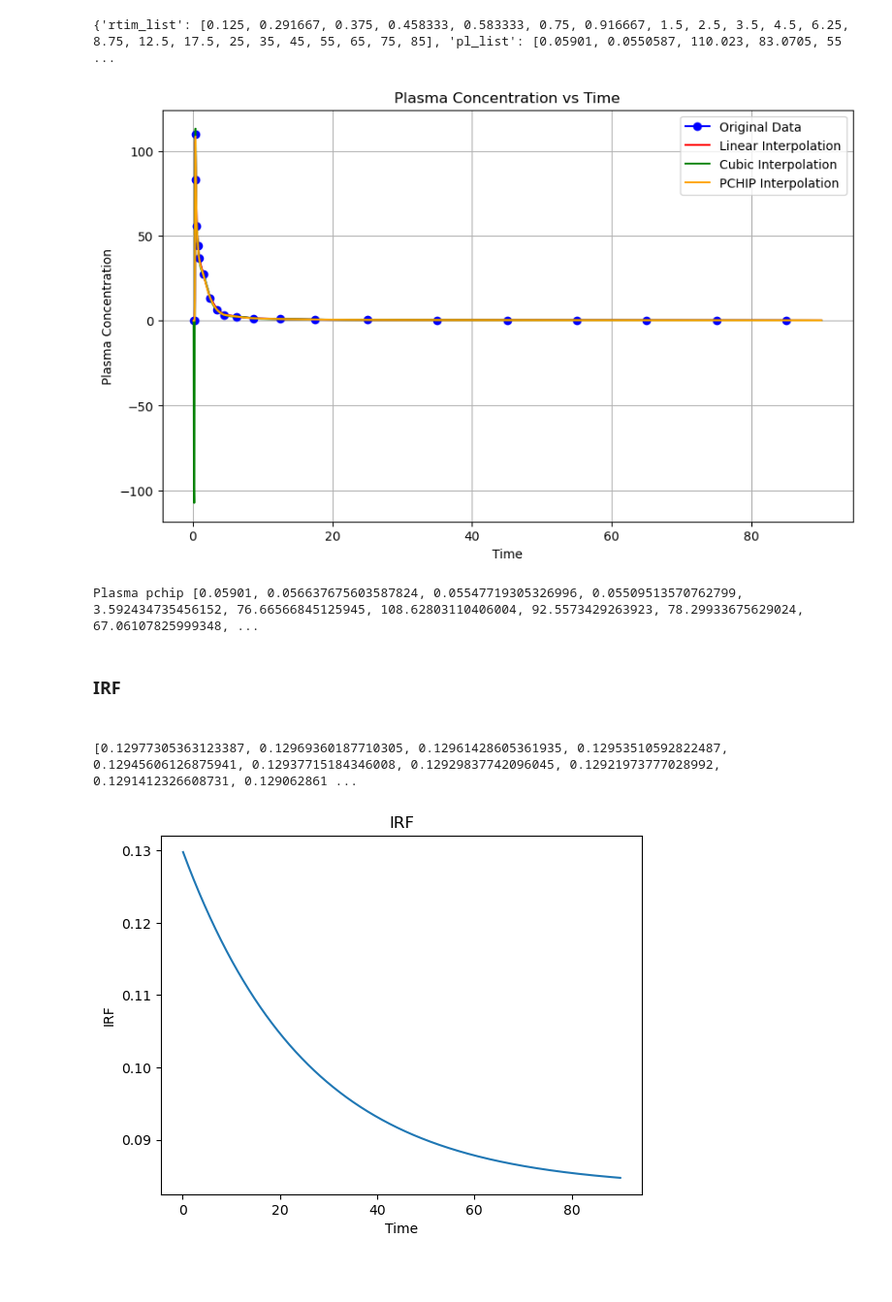
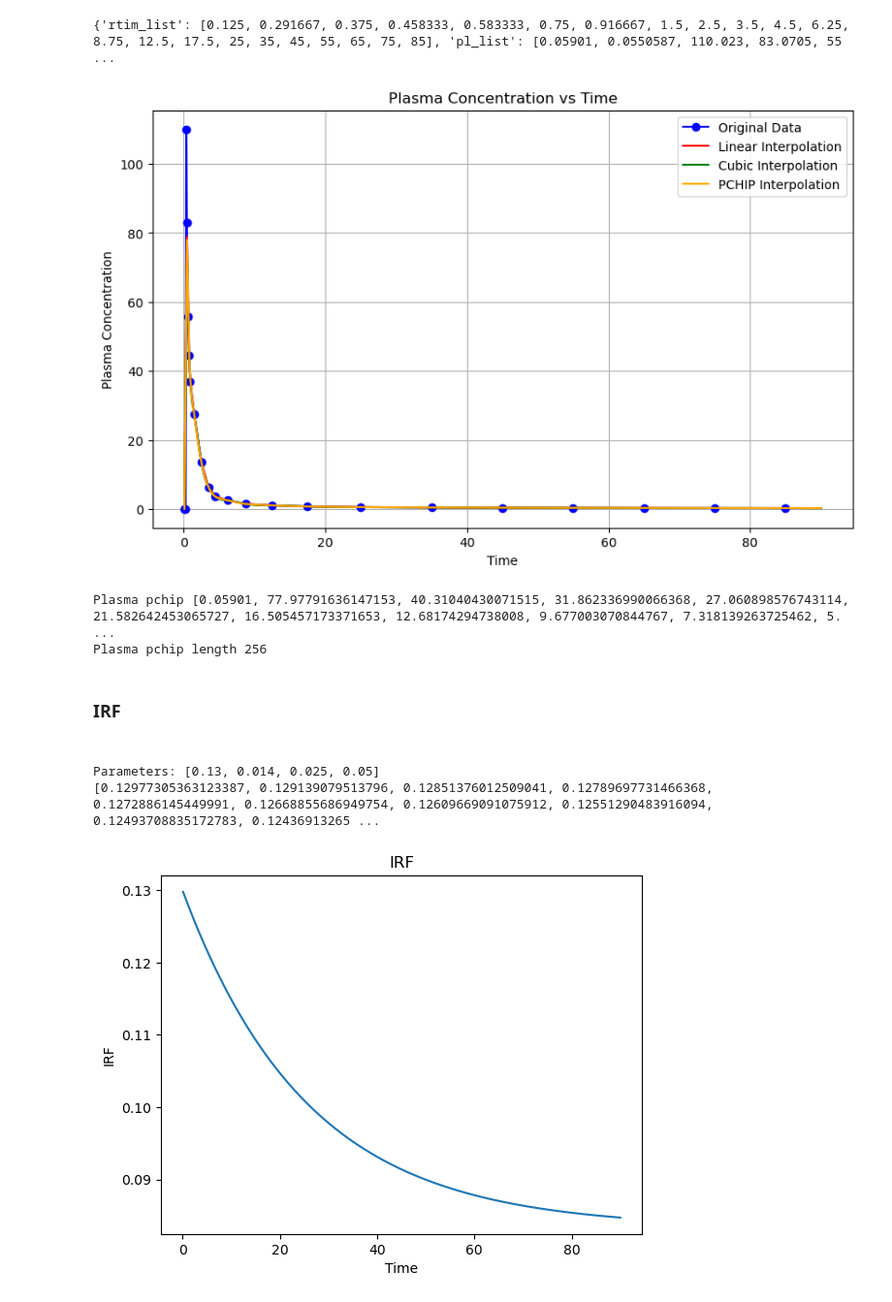
Before and after one commit to QuimSerraFaber/MSc-Thesis, a Jupyter notebook: Tests.ipynb, the cells around one changed output. Shown at 97% size. Drawn from its saved outputs; the diff is of its cells as text; code cells hidden in the pictures; blank space fills up the shorter version.

```diff
--- a/Tests.ipynb
+++ b/Tests.ipynb
@@ -69,23 +69,26 @@ print(data_from_first_row)
 # %%
 from data.Data_simulation import equidistant_interpolation, plot_interpolations
 
-num_equidistant_points = 2048
+num_equidistant_points = 256
 new_rtim, linear_pl, cubic_pl, pchip_pl = equidistant_interpolation(data_from_first_row['rtim_list'],
                                                           data_from_first_row['pl_list'],
                                                           num_equidistant_points)
 
 plot_interpolations(data_from_first_row['rtim_list'],
                     data_from_first_row['pl_list'],
                     new_rtim, linear_pl, cubic_pl, pchip_pl, 'Plasma')
 # %% [output]
-[figure, old version]
+[figure, new version]
 # %%
 # conver pchip_pl to list
 pchip_pl_list = pchip_pl.tolist()
 
 print("Plasma pchip", pchip_pl_list)
+print("Plasma pchip length", len(pchip_pl_list))
+# print("New time", new_rtim)
 # %% [output]
-Plasma pchip [0.05901, 0.056637675603587824, 0.05547719305326996, 0.05509513570762799, 3.592434735456152, 76.66566845125945, 108.62803110406004, 92.5573429263923, 78.29933675629024, 67.06107825999348, ...
+Plasma pchip [0.05901, 77.97791636147153, 40.31040430071515, 31.862336990066368, 27.060898576743114, 21.582642453065727, 16.505457173371653, 12.68174294738008, 9.677003070844767, 7.318139263725462, 5. ...
+Plasma pchip length 256
 # %% [markdown]
 <h3> IRF <h3>
 # %%
@@ -93,10 +96,11 @@ from data.Data_simulation import IRF
 
 IRF_values = IRF(data_from_first_row['gt_parameters_list'], new_rtim)
 
-#print("Parameters:", data_from_first_row['gt_parameters_list'])
+print("Parameters:", data_from_first_row['gt_parameters_list'])
 print(IRF_values)
 # %% [output]
-[0.12977305363123387, 0.12969360187710305, 0.12961428605361935, 0.12953510592822487, 0.12945606126875941, 0.12937715184346008, 0.12929837742096045, 0.12921973777028992, 0.1291412326608731, 0.129062861 ...
+Parameters: [0.13, 0.014, 0.025, 0.05]
+[0.12977305363123387, 0.129139079513796, 0.12851376012509041, 0.12789697731466368, 0.1272886145449991, 0.12668855686949754, 0.12609669091075912, 0.12551290483916094, 0.12493708835172783, 0.12436913265 ...
 # %%
 plt.plot(new_rtim, IRF_values)
 plt.xlabel('Time')
```
Also changed, not shown: parts of 17 cells of this notebook.
